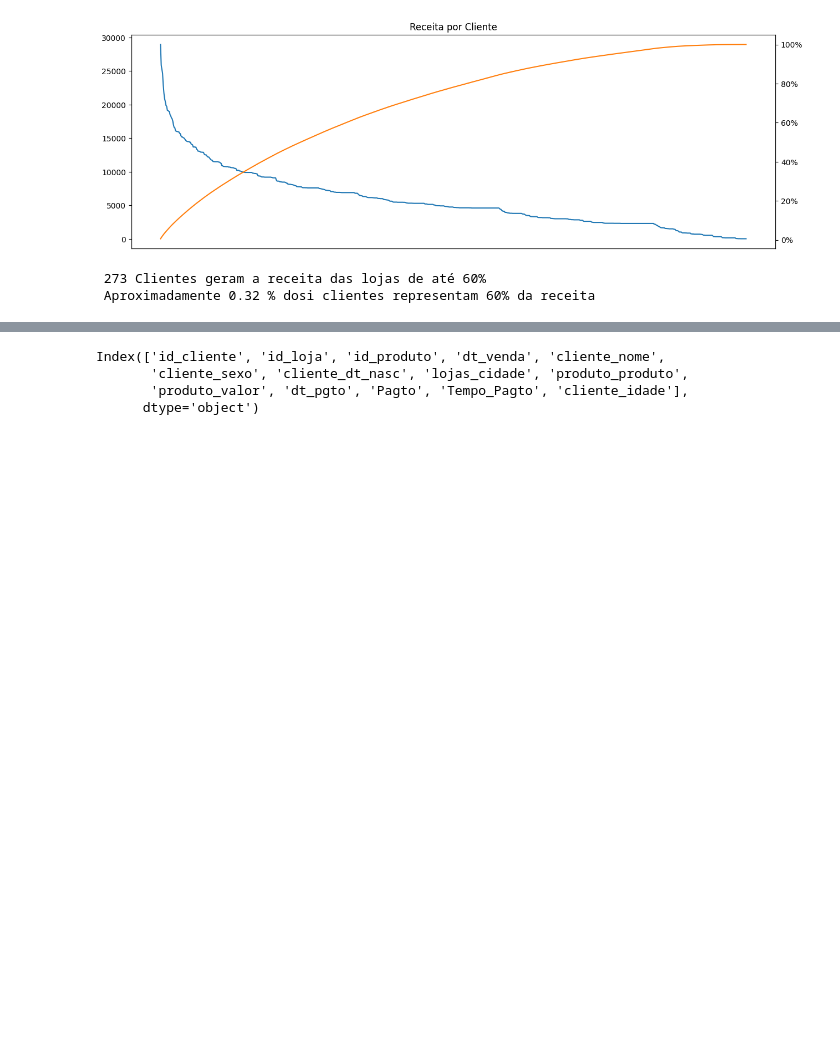
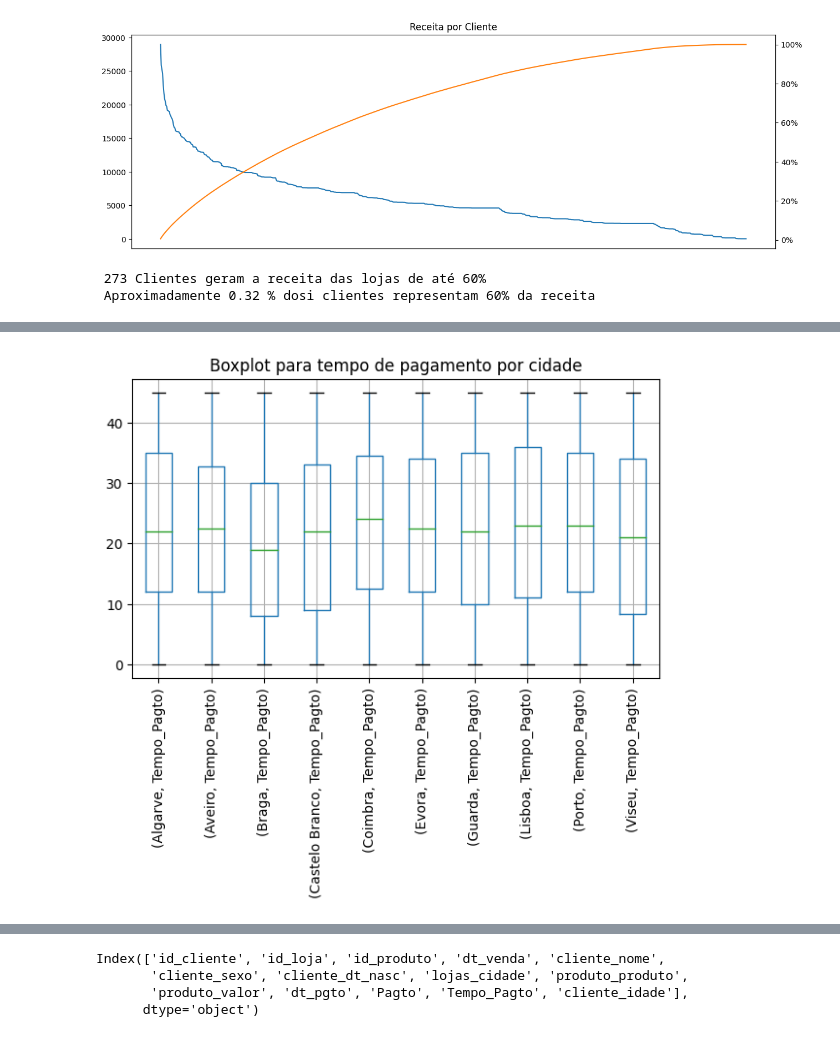
Before and after one commit to Gcango/Analise_Vendas_Soft_You, a Jupyter notebook: Soft_You_Analise_de_Vendas.ipynb, the cells around one changed output, grey strips where cells are left out. Drawn from its saved outputs; the diff is of its cells as text; code cells hidden in the pictures; blank space fills up the shorter version.

```diff
--- a/Soft_You_Analise_de_Vendas.ipynb
+++ b/Soft_You_Analise_de_Vendas.ipynb
@@ -727,0 +801,8 @@ print(f" Aproximadamente {repr_client:.2f} % dos clientes representam 60% da rec
+# %%
+plt.figure(figsize=(7,4))
+dados[['lojas_cidade','Tempo_Pagto']].groupby('lojas_cidade').boxplot('Tempo_Pagto')
+plt.title('Boxplot para tempo de pagamento por cidade')
+plt.xticks(rotation=90)
+plt.show()
+# %% [output]
+[figure, added]
```
Also changed, not shown: parts of 17 cells of this notebook.
